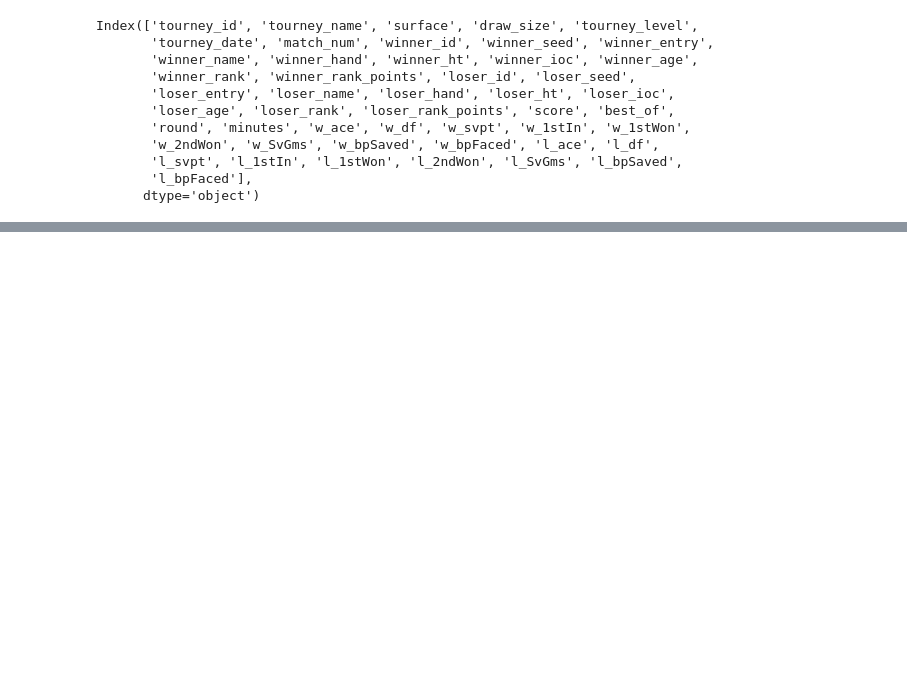
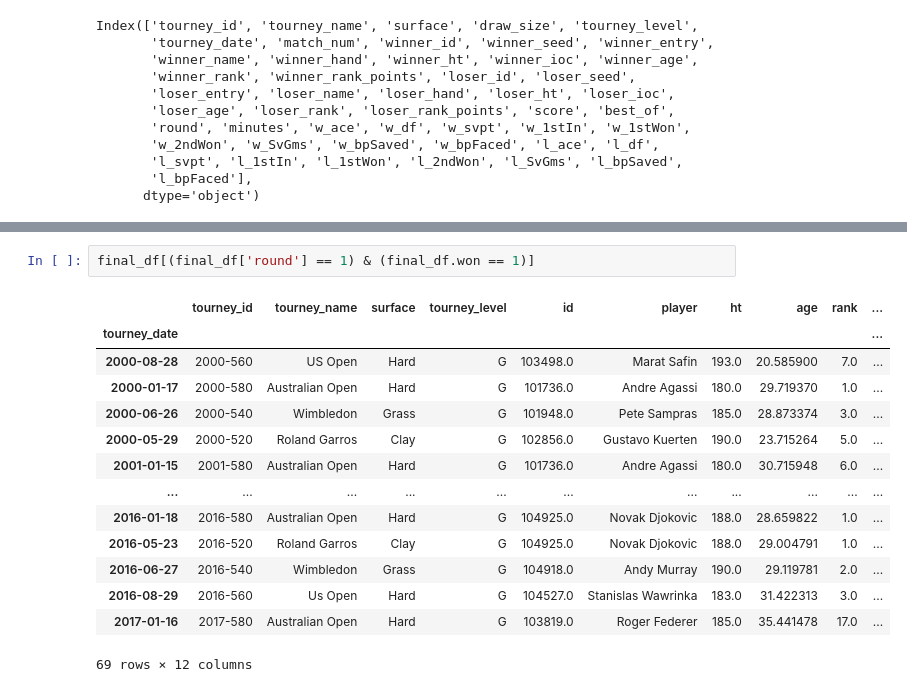
Before and after one commit to johnma96/predict-roland-garros-positions, a Jupyter notebook: notebooks/develop/4.0-jmmz-feature-enginnering.ipynb, the cells around one changed output, grey strips where cells are left out. Saved outputs shown, nothing was run; the diff lists cells and outputs as text; blank space fills up the shorter version.

```diff
--- a/notebooks/develop/4.0-jmmz-feature-enginnering.ipynb
+++ b/notebooks/develop/4.0-jmmz-feature-enginnering.ipynb
@@ -248,0 +299,17 @@ pj_acum_historicos, pg_acum_historico, pp_acum_historico, titulos_ganados_acum,
+# %%
+final_df[(final_df['round'] == 1) & (final_df.won == 1)]
+# %% [output]
+|  | tourney_id | tourney_name | surface | tourney_level | id | player | ht | age | rank | ... |
+| tourney_date |  |  |  |  |  |  |  |  |  | ... |
+| 2000-08-28 | 2000-560 | US Open | Hard | G | 103498.0 | Marat Safin | 193.0 | 20.585900 | 7.0 | ... |
+| 2000-01-17 | 2000-580 | Australian Open | Hard | G | 101736.0 | Andre Agassi | 180.0 | 29.719370 | 1.0 | ... |
+| 2000-06-26 | 2000-540 | Wimbledon | Grass | G | 101948.0 | Pete Sampras | 185.0 | 28.873374 | 3.0 | ... |
+| 2000-05-29 | 2000-520 | Roland Garros | Clay | G | 102856.0 | Gustavo Kuerten | 190.0 | 23.715264 | 5.0 | ... |
+| 2001-01-15 | 2001-580 | Australian Open | Hard | G | 101736.0 | Andre Agassi | 180.0 | 30.715948 | 6.0 | ... |
+| ... | ... | ... | ... | ... | ... | ... | ... | ... | ... | ... |
+| 2016-01-18 | 2016-580 | Australian Open | Hard | G | 104925.0 | Novak Djokovic | 188.0 | 28.659822 | 1.0 | ... |
+| 2016-05-23 | 2016-520 | Roland Garros | Clay | G | 104925.0 | Novak Djokovic | 188.0 | 29.004791 | 1.0 | ... |
+| 2016-06-27 | 2016-540 | Wimbledon | Grass | G | 104918.0 | Andy Murray | 190.0 | 29.119781 | 2.0 | ... |
+| 2016-08-29 | 2016-560 | Us Open | Hard | G | 104527.0 | Stanislas Wawrinka | 183.0 | 31.422313 | 3.0 | ... |
+| 2017-01-16 | 2017-580 | Australian Open | Hard | G | 103819.0 | Roger Federer | 185.0 | 35.441478 | 17.0 | ... |
+69 rows × 12 columns
```
Also changed, not shown: parts of 28 cells of this notebook.
